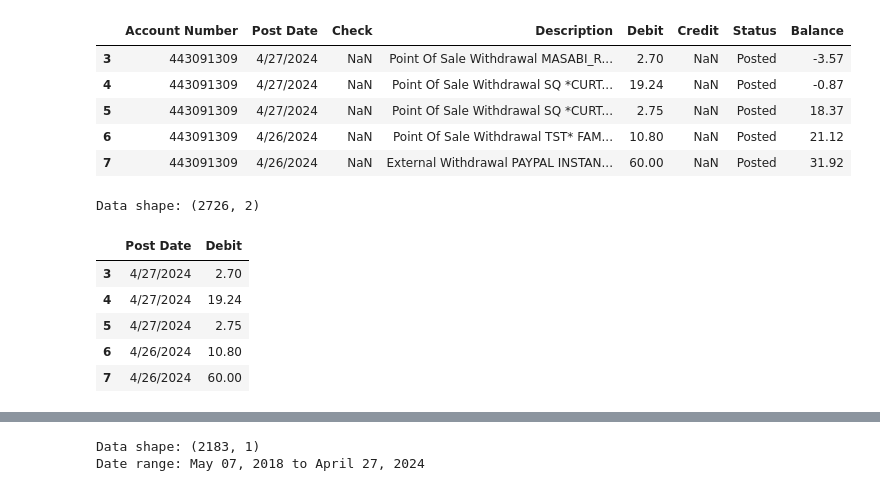
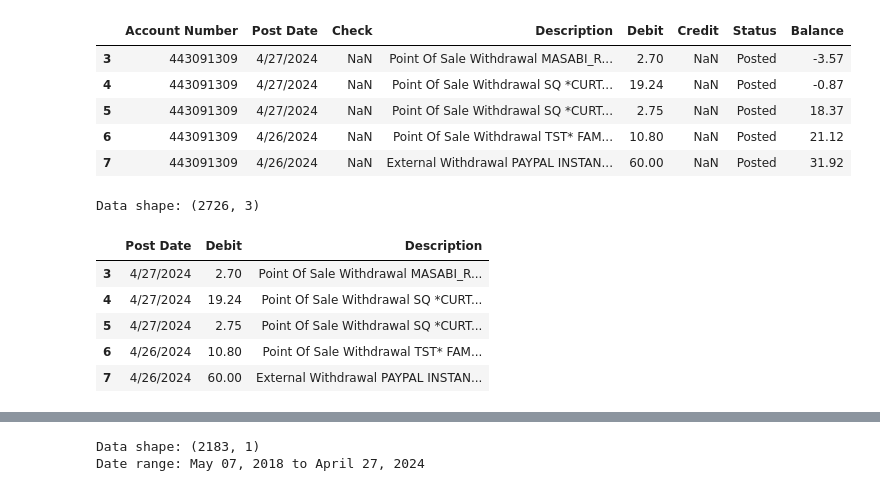
Before and after one commit to EZ-Walk/Expense-forcasting, a Jupyter notebook: data.ipynb, the cells around one changed output, grey strips where cells are left out. Saved outputs shown, nothing was run; the diff lists cells and outputs as text; code cells hidden in the pictures.

```diff
--- a/data.ipynb
+++ b/data.ipynb
@@ -31,16 +31,16 @@ Data shape: (2726, 8)
 | 7 | 443091309 | 4/26/2024 | NaN | External Withdrawal PAYPAL INSTAN... | 60.00 | NaN | Posted | 31.92 |
 # %%
 # keep only the desired columns
-data = df[['Post Date', 'Debit']]
+data = df[['Post Date', 'Debit', 'Description']]
 print('Data shape:', data.shape)
 data.head()
 # %% [output]
-Data shape: (2726, 2)
+Data shape: (2726, 3)
-|  | Post Date | Debit |
-| 3 | 4/27/2024 | 2.70 |
-| 4 | 4/27/2024 | 19.24 |
-| 5 | 4/27/2024 | 2.75 |
-| 6 | 4/26/2024 | 10.80 |
-| 7 | 4/26/2024 | 60.00 |
+|  | Post Date | Debit | Description |
+| 3 | 4/27/2024 | 2.70 | Point Of Sale Withdrawal MASABI_R... |
+| 4 | 4/27/2024 | 19.24 | Point Of Sale Withdrawal SQ *CURT... |
+| 5 | 4/27/2024 | 2.75 | Point Of Sale Withdrawal SQ *CURT... |
+| 6 | 4/26/2024 | 10.80 | Point Of Sale Withdrawal TST* FAM... |
+| 7 | 4/26/2024 | 60.00 | External Withdrawal PAYPAL INSTAN... |
 # %%
 # convert the 'Post Date' column to datetime
```
Also changed, not shown: parts of 9 cells of this notebook, 8 other files.
